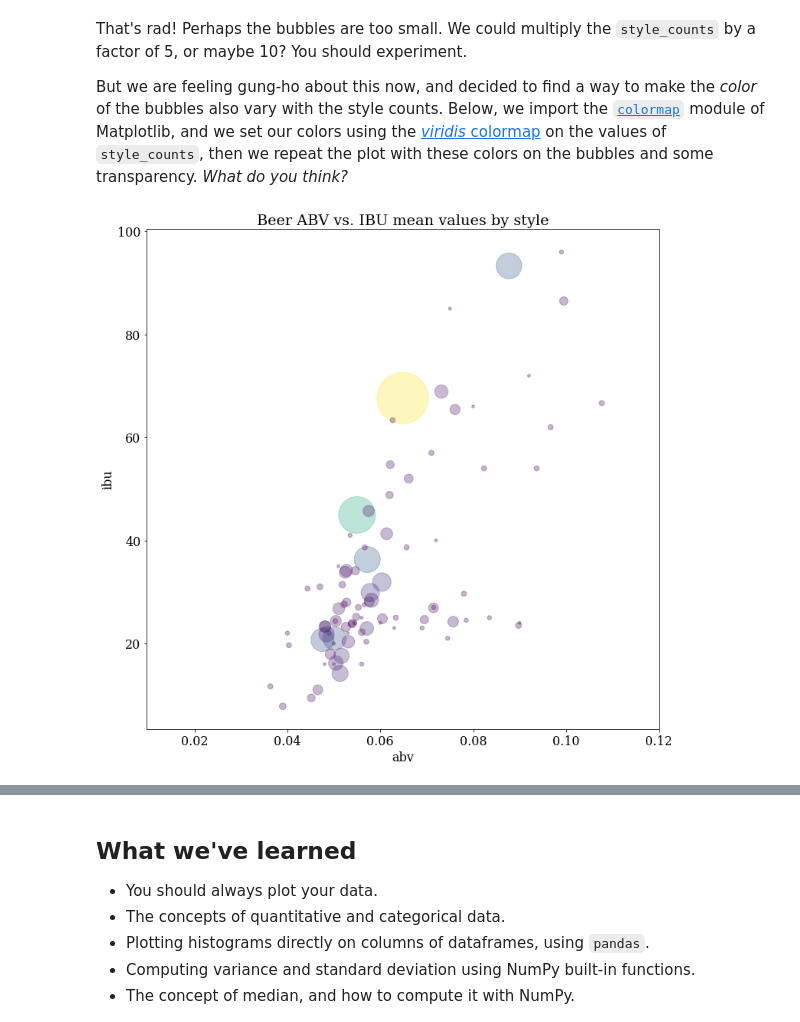
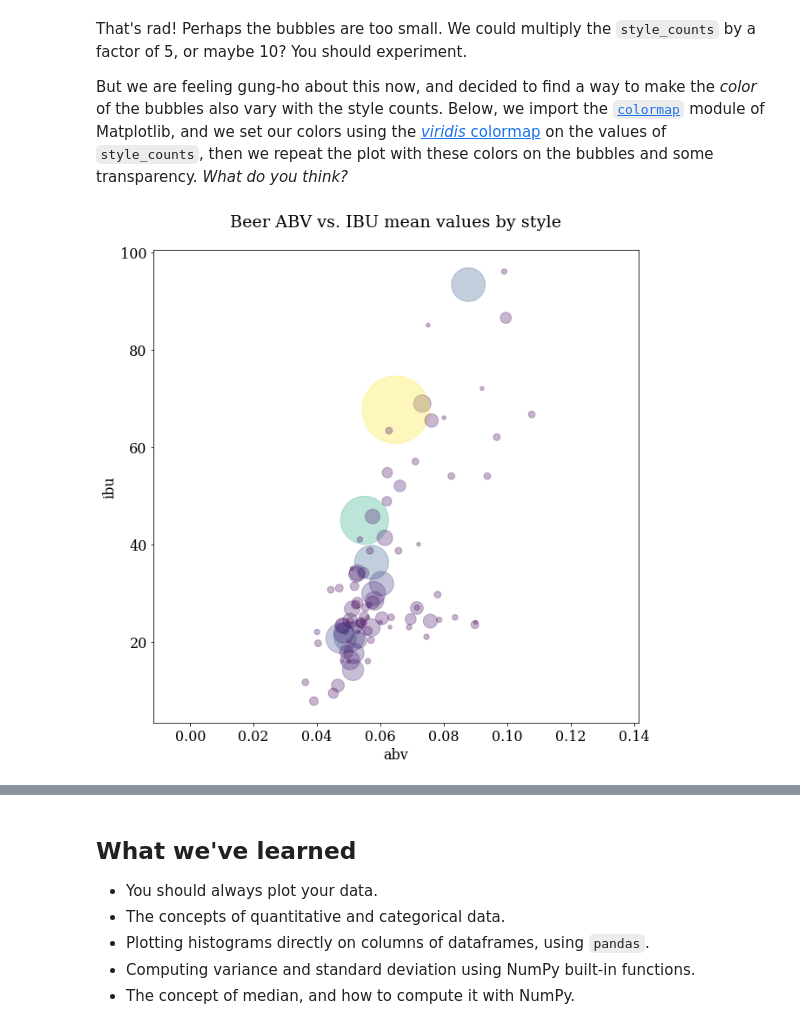
Before and after one commit to engineersCode/EngComp, a Jupyter notebook: modules/2_takeoff/2_Seeing_Stats.ipynb, the cells around one changed output, grey strips where cells are left out. Saved outputs shown, nothing was run; the diff lists cells and outputs as text; code cells hidden in the pictures.

```diff
--- a/modules/2_takeoff/2_Seeing_Stats.ipynb
+++ b/modules/2_takeoff/2_Seeing_Stats.ipynb
@@ -467,12 +460,12 @@ But we are feeling gung-ho about this now, and decided to find a way to make the
 from matplotlib import cm
 colors = cm.viridis(style_counts.values)
 # %%
-style_means.plot.scatter(figsize=(12,12),
-                         x='abv', y='ibu', s=style_counts*15, color=colors,
-                         title='Beer ABV vs. IBU mean values by style',
+style_means.plot.scatter(figsize=(10,10),
+                         x='abv', y='ibu', s=style_counts*20, color=colors,
+                         title='Beer ABV vs. IBU mean values by style\n',
                          alpha=0.3); #alpha sets the transparency
 # %% [output]
-[figure, old version]
+[figure, new version]
 # %% [markdown]
 It looks like the most popular beers do follow a linear relationship between alcohol fraction and IBU. We learned a lot about beer without having a sip!
 
```
Also changed, not shown: parts of 12 cells of this notebook.
